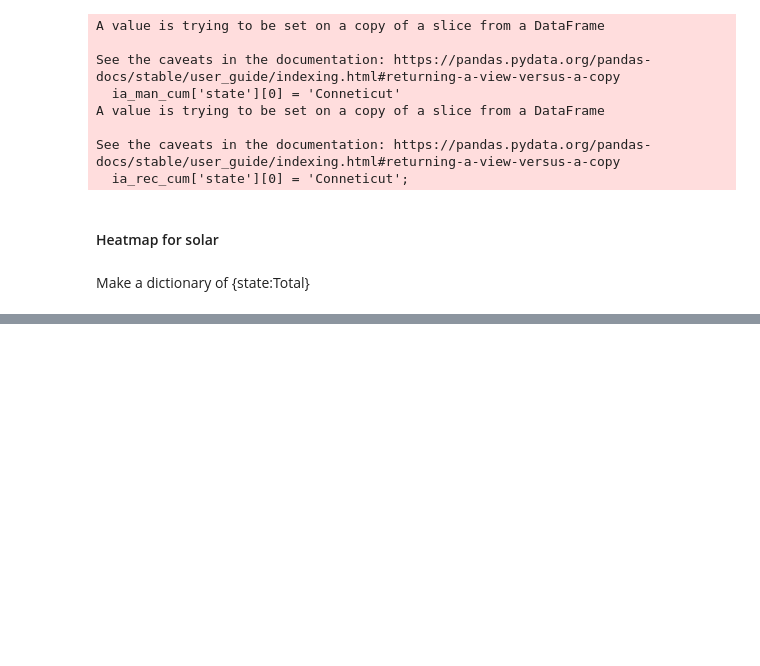
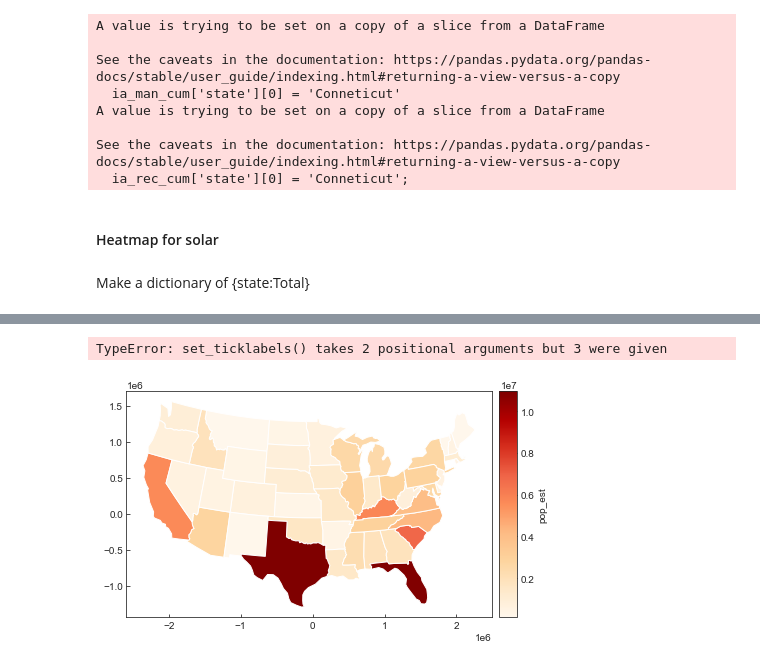
Before and after one commit to macmribo/RICE, a Jupyter notebook: 3_RELOG_simulation/manuscript_figure_generation/results.ipynb, the cells around one changed output, grey strips where cells are left out. Drawn from its saved outputs; the diff is of its cells as text; code cells hidden in the pictures; blank space fills up the shorter version.

Commit message:
figure generation

```diff
--- a/3_RELOG_simulation/manuscript_figure_generation/results.ipynb
+++ b/3_RELOG_simulation/manuscript_figure_generation/results.ipynb
@@ -720,0 +673,33 @@ plt.show()
+# %%
+usa = geopandas.read_file(map_shape_file)
+usa = df.to_crs("ESRI:102003")
+usa['values'] = usa['name'].map(dicts_heatsolar)
+# %%
+import numpy as np
+import geopandas as gpd
+import matplotlib.pyplot as plt
+from mpl_toolkits.axes_grid1 import make_axes_locatable
+
+# for demo purposes, use the builtin data
+
+maxv, minv = ia_man_cum['Total'].max(), ia_man_cum['Total'].min()
+
+fig, ax = plt.subplots(figsize=(7,6))
+divider = make_axes_locatable(ax)
+
+# create `cax` for the colorbar
+cax = divider.append_axes("right", size="5%", pad=0.1)
+
+# plot the geodataframe specifying the axes `ax` and `cax`
+usa.plot(column="values", cmap='OrRd', legend=True, \
+            vmin=minv, vmax=maxv, ax=ax, cax=cax)
+
+# manipulate the colorbar `cax`
+cax.set_ylabel('pop_est', rotation=90)
+# set `fontsize` on the colorbar `cax`
+cax.set_yticklabels(np.linspace(minv, maxv, 10, dtype=np.dtype(np.uint64)), {'fontsize': 8})
+
+plt.show()
+# %% [output]
+TypeError: set_ticklabels() takes 2 positional arguments but 3 were given
+[figure, added]
```
Also changed, not shown: parts of 7 cells of this notebook, 4 other files.
